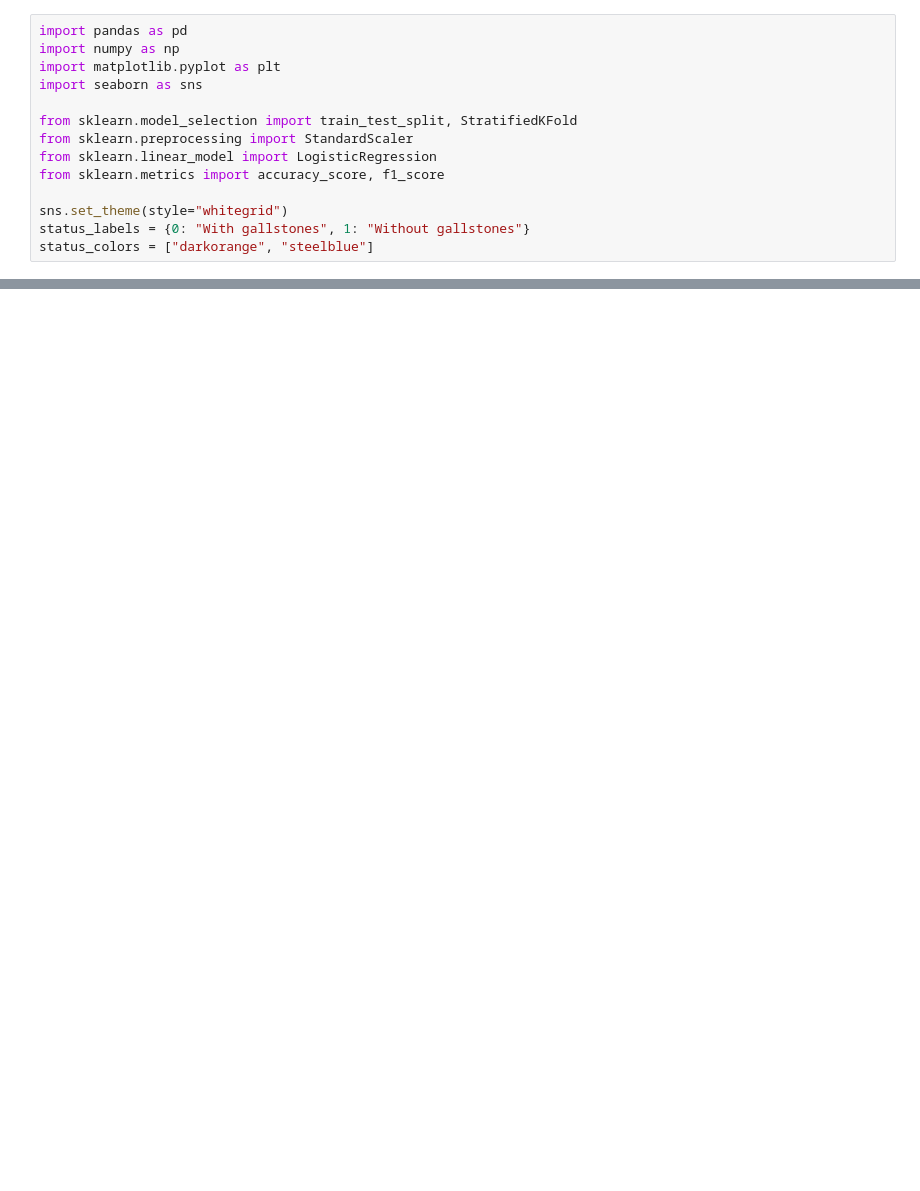
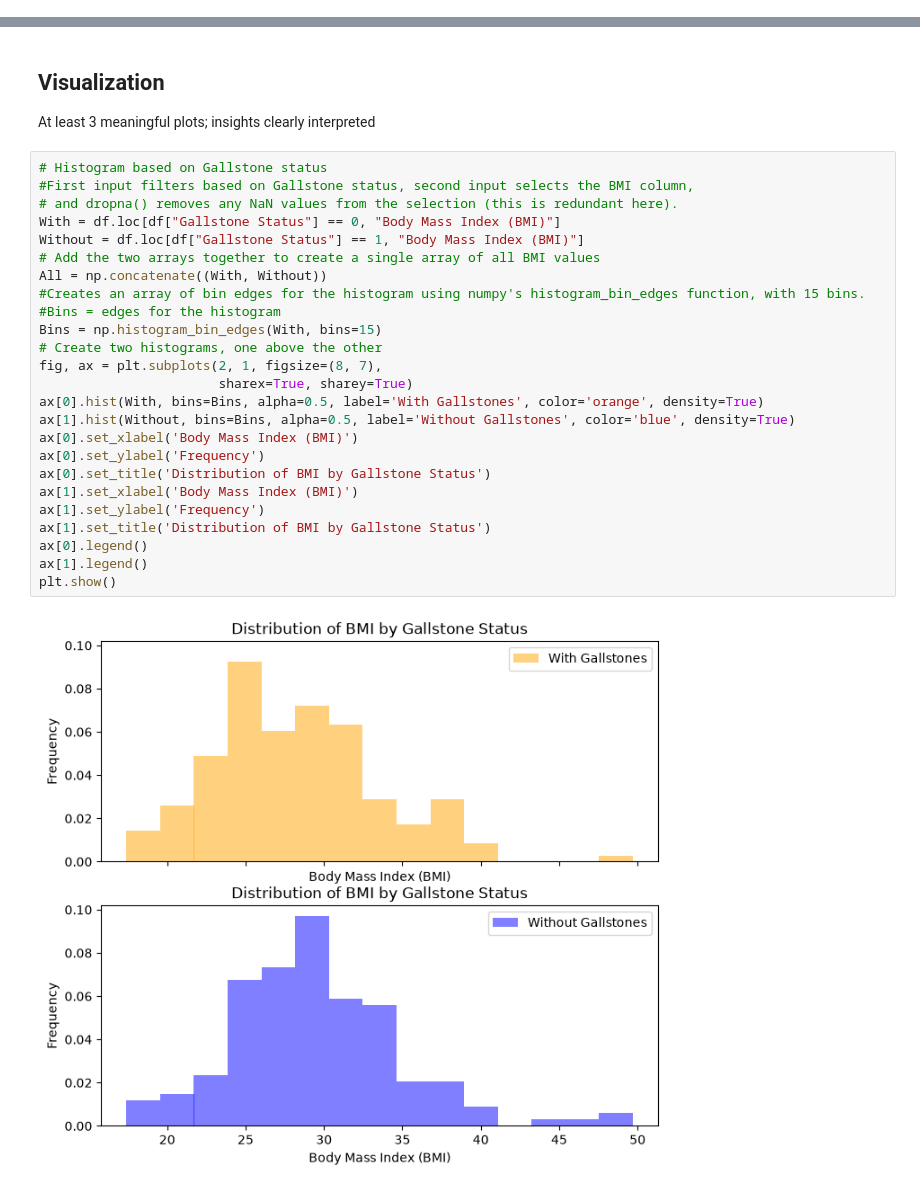
Before and after one commit to magfor02/DAT540, a Jupyter notebook: code.ipynb, the cells around one changed output, grey strips where cells are left out. Saved outputs shown, nothing was run; the diff lists cells and outputs as text; blank space fills up the shorter version.

```diff
--- a/code.ipynb
+++ b/code.ipynb
@@ -13,14 +0,0 @@ We use the lecture-style pandas operations, loops and matplotlib/seaborn plots.
-# %%
-import pandas as pd
-import numpy as np
-import matplotlib.pyplot as plt
-import seaborn as sns
-
-from sklearn.model_selection import train_test_split, StratifiedKFold
-from sklearn.preprocessing import StandardScaler
-from sklearn.linear_model import LogisticRegression
-from sklearn.metrics import accuracy_score, f1_score
-
-sns.set_theme(style="whitegrid")
-status_labels = {0: "With gallstones", 1: "Without gallstones"}
-status_colors = ["darkorange", "steelblue"]
@@ -497,0 +146,30 @@ Sources: [UCI Gallstone dataset and code dictionary](https://archive.ics.uci.edu
+# %% [markdown]
+## Visualization
+At least 3 meaningful plots; insights clearly interpreted
+# %%
+# Histogram based on Gallstone status
+#First input filters based on Gallstone status, second input selects the BMI column,
+# and dropna() removes any NaN values from the selection (this is redundant here).
+With = df.loc[df["Gallstone Status"] == 0, "Body Mass Index (BMI)"]
+Without = df.loc[df["Gallstone Status"] == 1, "Body Mass Index (BMI)"]
+# Add the two arrays together to create a single array of all BMI values
+All = np.concatenate((With, Without))
+#Creates an array of bin edges for the histogram using numpy's histogram_bin_edges function, with 15 bins.
+#Bins = edges for the histogram
+Bins = np.histogram_bin_edges(With, bins=15)
+# Create two histograms, one above the other
+fig, ax = plt.subplots(2, 1, figsize=(8, 7),
+                       sharex=True, sharey=True)
+ax[0].hist(With, bins=Bins, alpha=0.5, label='With Gallstones', color='orange', density=True)
+ax[1].hist(Without, bins=Bins, alpha=0.5, label='Without Gallstones', color='blue', density=True)
+ax[0].set_xlabel('Body Mass Index (BMI)')
+ax[0].set_ylabel('Frequency')
+ax[0].set_title('Distribution of BMI by Gallstone Status')
+ax[1].set_xlabel('Body Mass Index (BMI)')
+ax[1].set_ylabel('Frequency')
+ax[1].set_title('Distribution of BMI by Gallstone Status')
+ax[0].legend()
+ax[1].legend()
+plt.show()
+# %% [output]
+[figure, added]
```
Also changed, not shown: parts of 53 cells of this notebook.
